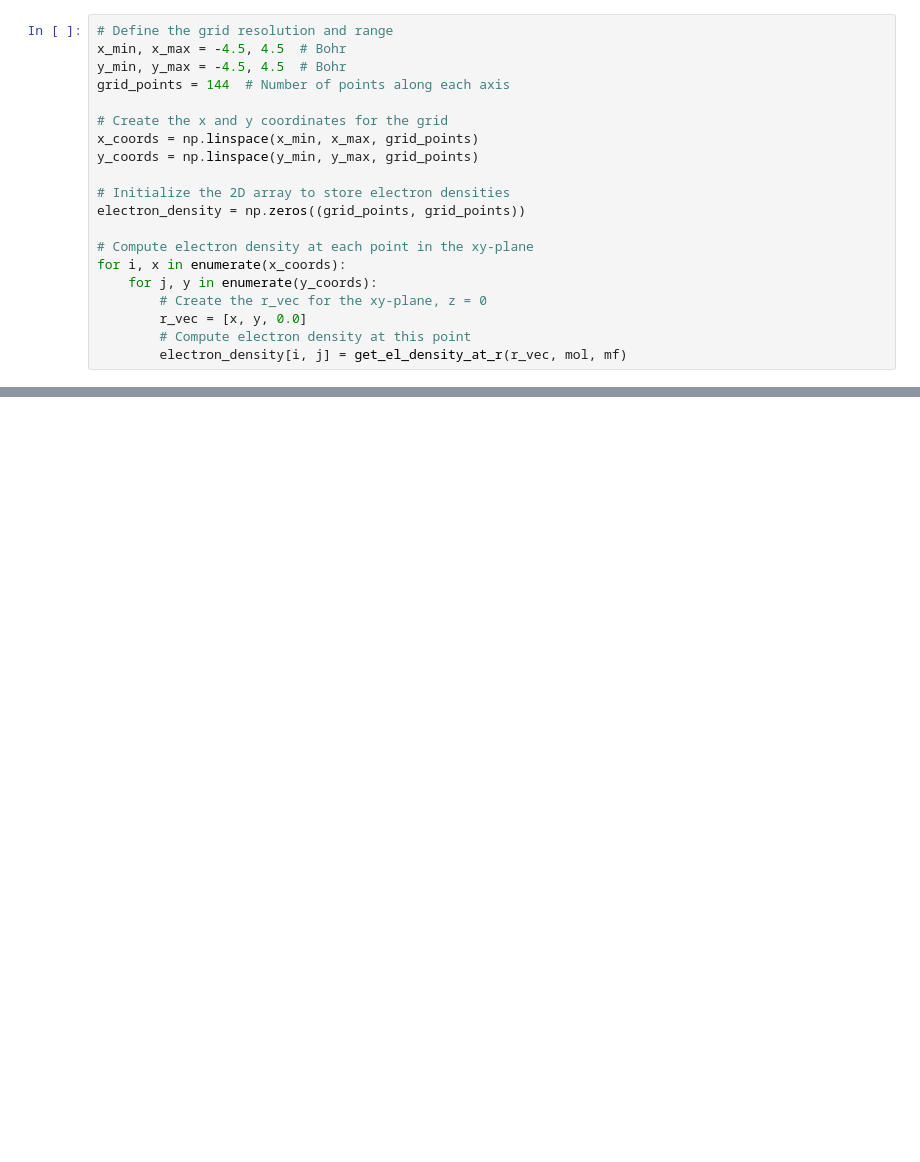
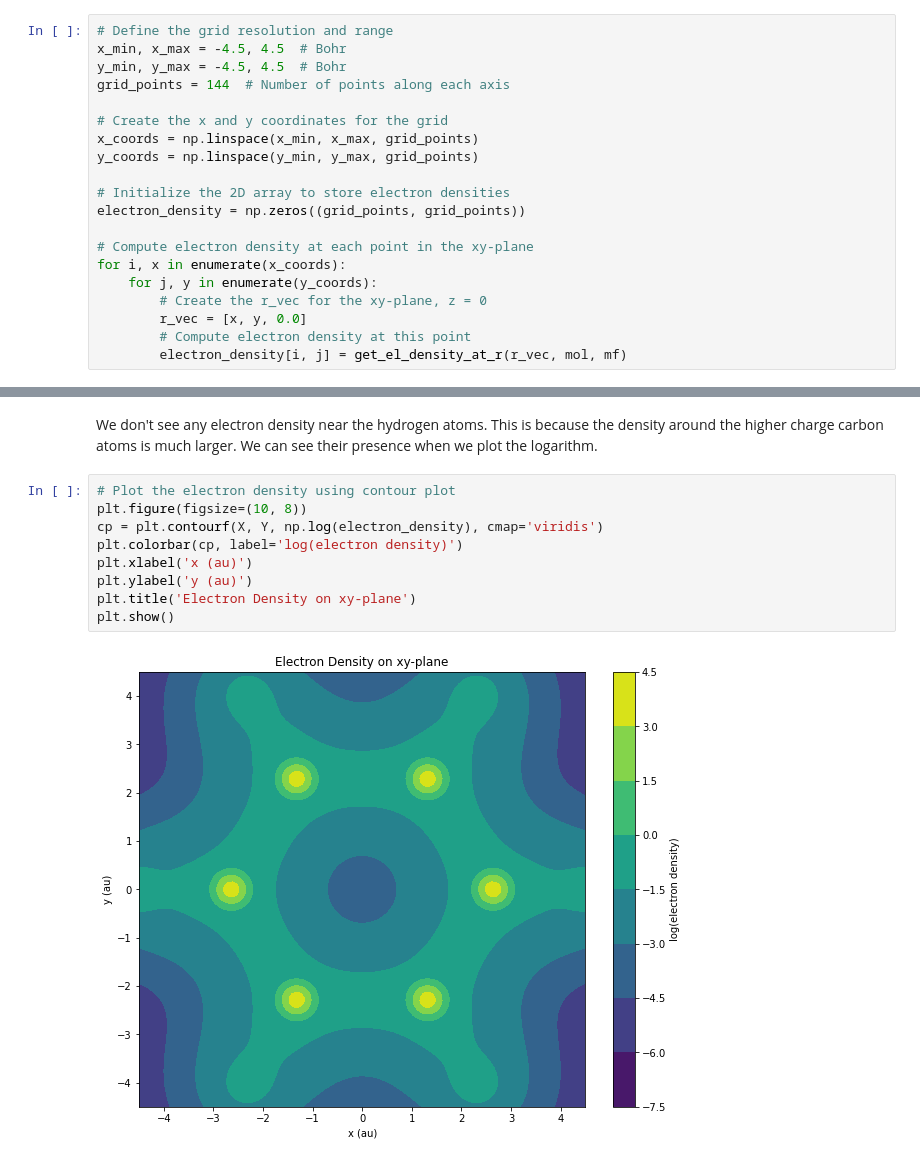
Before and after one commit to GQCG-edu/bootcamp, a Jupyter notebook: tutorials/electron_density_visualisation.ipynb, the cells around one changed output, grey strips where cells are left out. Cells and saved outputs as stored; diff of their text form; blank space fills up the shorter version.

Commit message:
add log visualisation

```diff
--- a/tutorials/electron_density_visualisation.ipynb
+++ b/tutorials/electron_density_visualisation.ipynb
@@ -195,3 +193,16 @@ plt.title('Electron Density on xy-plane')
 plt.show()
 # %% [output]
 [figure]
+# %% [markdown]
+We don't see any electron density near the hydrogen atoms. This is because the density around the higher charge carbon atoms is much larger. We can see their presence when we plot the logarithm.
+# %%
+# Plot the electron density using contour plot
+plt.figure(figsize=(10, 8))
+cp = plt.contourf(X, Y, np.log(electron_density), cmap='viridis')
+plt.colorbar(cp, label='log(electron density)')
+plt.xlabel('x (au)')
+plt.ylabel('y (au)')
+plt.title('Electron Density on xy-plane')
+plt.show()
+# %% [output]
+[figure, added]
```
Also changed, not shown: parts of 1 cell of this notebook.
